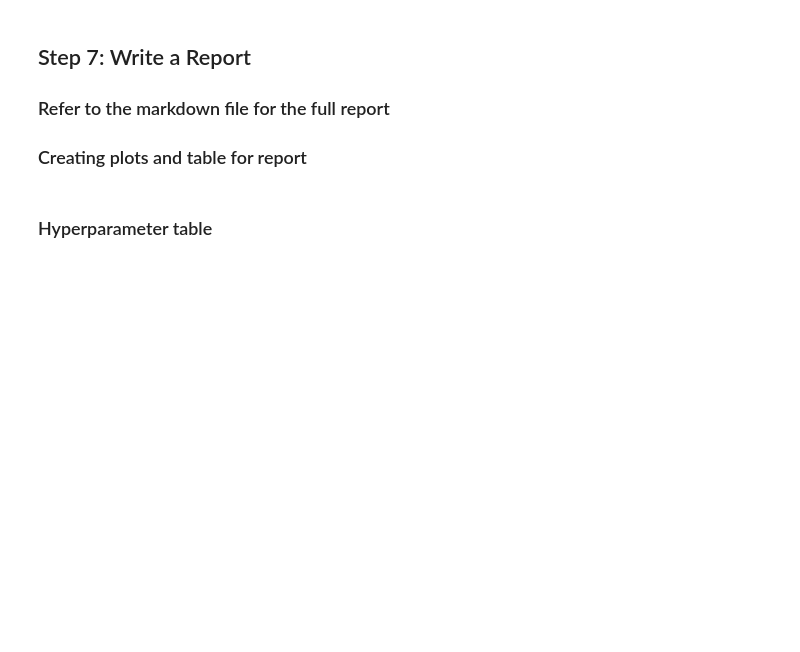
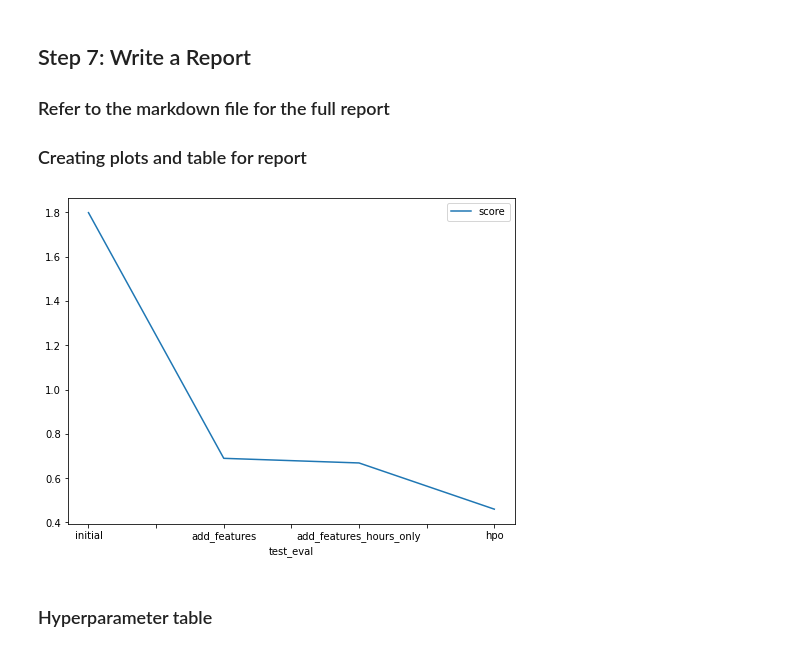
Before and after one commit to singebete/cd0385-project-starter, a Jupyter notebook: project/project-template.ipynb, the cells around one changed output. Cells and saved outputs as stored; diff of their text form; code cells hidden in the pictures; blank space fills up the shorter version.

Commit message:
First pass line plot for gaggle scores

```diff
--- a/project/project-template.ipynb
+++ b/project/project-template.ipynb
@@ -1030,12 +1030,14 @@ fig.savefig('model_train_score.png')
 # %%
 # Take the 3 kaggle scores and creating a line plot to show improvement
 fig = pd.DataFrame(
     {
-        "test_eval": ["initial", "add_features", "hpo"],
-        "score": [?, ?, ?]
+        "test_eval": ["initial", "add_features", "add_features_hours_only", "hpo"],
+        "score": [1.79859, 0.68946 , 0.66854, 0.45994]
     }
 ).plot(x="test_eval", y="score", figsize=(8, 6)).get_figure()
-fig.savefig('model_test_score.png')
+fig.savefig('img/model_test_score.png')
+# %% [output]
+[figure, added]
 # %% [markdown]
 ### Hyperparameter table
 # %%
```
Also changed, not shown: parts of 3 cells of this notebook, 1 other file.
